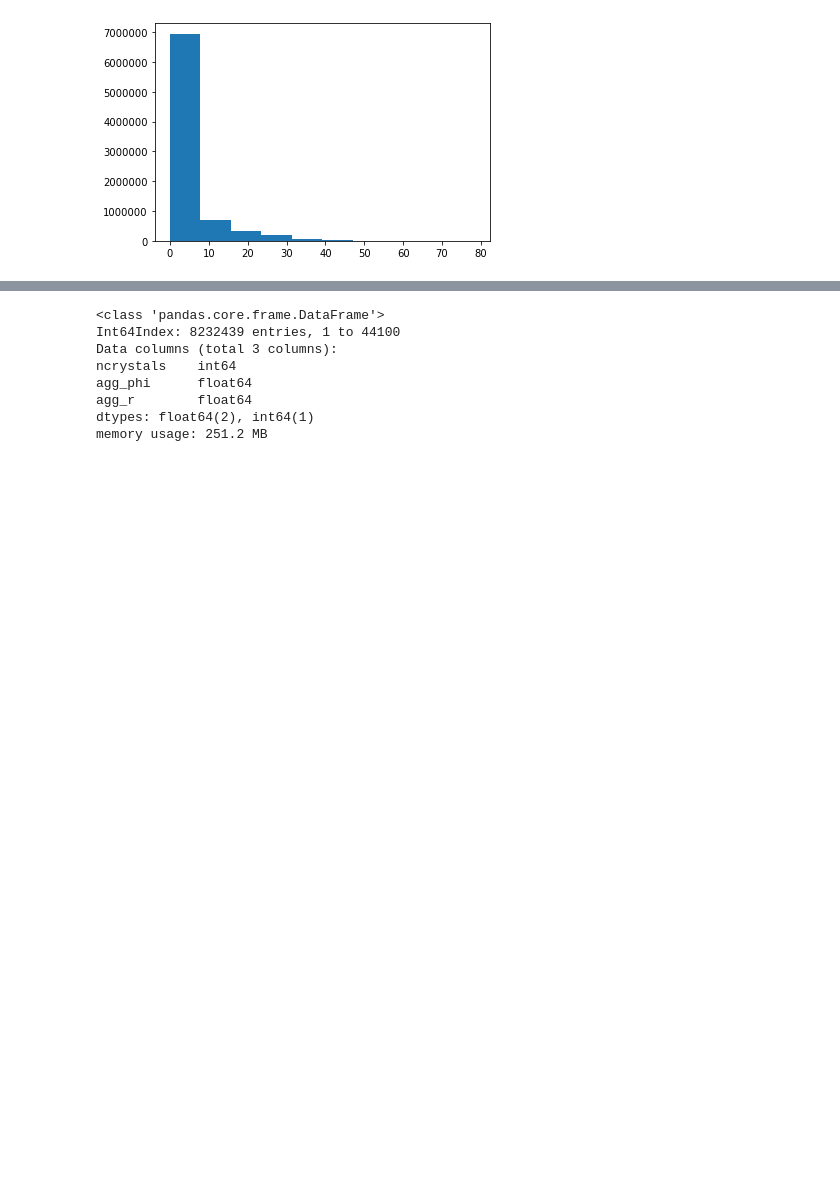
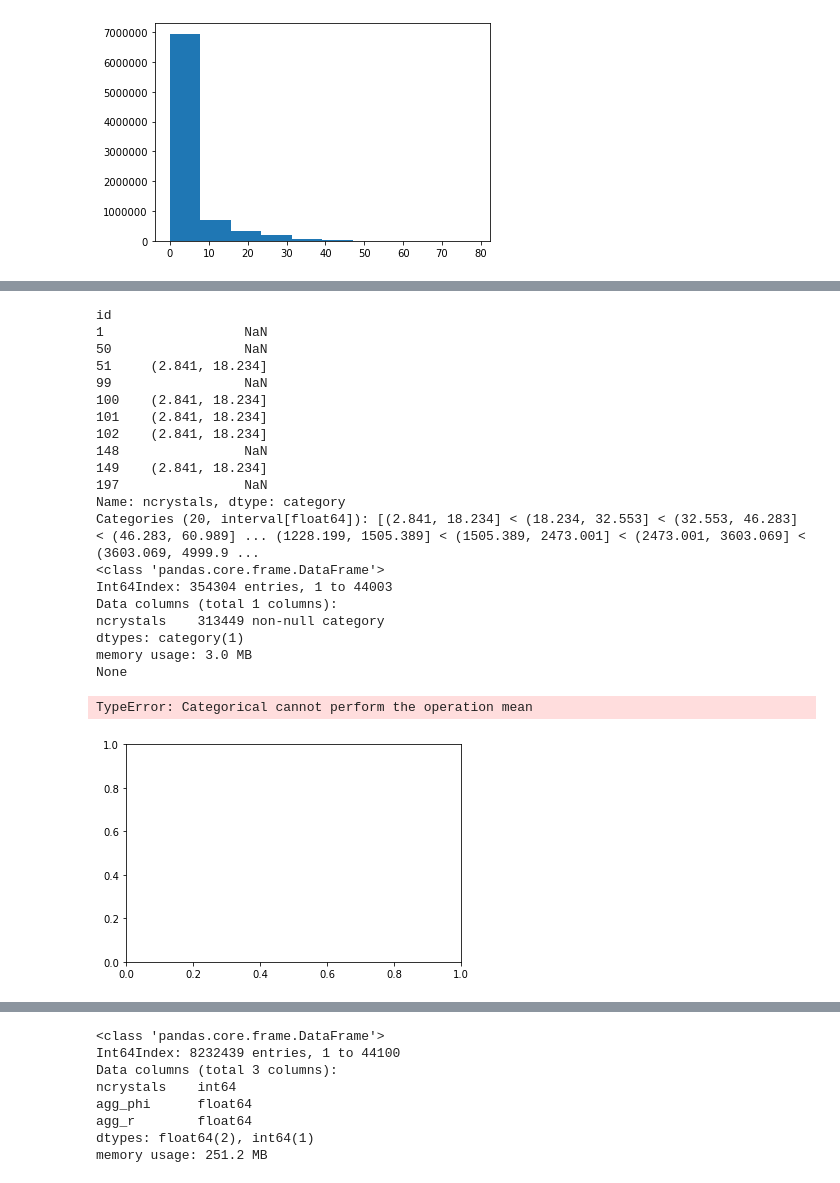
Before and after one commit to vprzybylo/IPAS, a Jupyter notebook: Manipulte_DF.ipynb, the cells around one changed output, grey strips where cells are left out. Cells and saved outputs as stored; diff of their text form; code cells hidden in the pictures; blank space fills up the shorter version.

Commit message:
r_bin_plots

```diff
--- a/Manipulte_DF.ipynb
+++ b/Manipulte_DF.ipynb
@@ -216,3 +210,9 @@ Wall time: 114 ms
 We're assuming that the indexes of each dataframes are
  aligned. This assumption is not generally safe.
   "Concatenating dataframes with unknown divisions.\n"
+# %%
+def query_r_5000(df):
+    return df[df.agg_r < 5000]
+
+df_concat = df_concat.map_partitions(query_r_5000)
+len(df_concat) #86% of dataset
@@ -368,0 +304,48 @@ i =  0
+# %%
+fig, ax = plt.subplots()
+res, phi_bins = pd.qcut(df_repart.agg_phi.compute(), 20, retbins=True)
+#print(phi_bins)
+phi_bin_labs = []
+for i in range(len(phi_bins)-1):
+    #print('i = ', i)
+    phi_bin_labs.append('[%.3f-%.3f]' %(phi_bins[i],phi_bins[i+1]))
+    df_phi = df_repart.map_partitions(query_phi, phi_bins[i], phi_bins[i+1])
+    res, r_bins = pd.qcut(df_phi.agg_r.compute(), 20, retbins=True)
+    res = pd.cut(df_phi.ncrystals.compute(), bins=r_bins)
+    #print(res.value_counts(), )
+    print(res.head(10))
+    print(res.to_frame().info())
+    plt.scatter([i]*len(r_bins), r_bins, marker = "_", c=res.to_frame().ncrystals.mean())
+
+locs, labels=plt.xticks()
+print(locs, len(locs))
+plt.xticks(locs, phi_bin_labs, rotation=45)
+plt.ylabel("Radius Bin Edges",fontsize=16)
+plt.xlabel("Aspect Ratio $\phi$",fontsize=16)
+#textstr = '$n$ values per $phi$ :', str(res.value_counts()[0])
+#ax.text(0.05, 0.95, textstr, transform=ax.transAxes, fontsize=14,
+#        verticalalignment='top', bbox=dict(boxstyle='round'))
+#17716 values per phi, per r
+# %% [output]
+id
+1                  NaN
+50                 NaN
+51     (2.841, 18.234]
+99                 NaN
+100    (2.841, 18.234]
+101    (2.841, 18.234]
+102    (2.841, 18.234]
+148                NaN
+149    (2.841, 18.234]
+197                NaN
+Name: ncrystals, dtype: category
+Categories (20, interval[float64]): [(2.841, 18.234] < (18.234, 32.553] < (32.553, 46.283] < (46.283, 60.989] ... (1228.199, 1505.389] < (1505.389, 2473.001] < (2473.001, 3603.069] < (3603.069, 4999.9 ...
+<class 'pandas.core.frame.DataFrame'>
+Int64Index: 354304 entries, 1 to 44003
+Data columns (total 1 columns):
+ncrystals    313449 non-null category
+dtypes: category(1)
+memory usage: 3.0 MB
+None
+TypeError: Categorical cannot perform the operation mean
+[figure, added]
```
Also changed, not shown: parts of 12 cells of this notebook.
